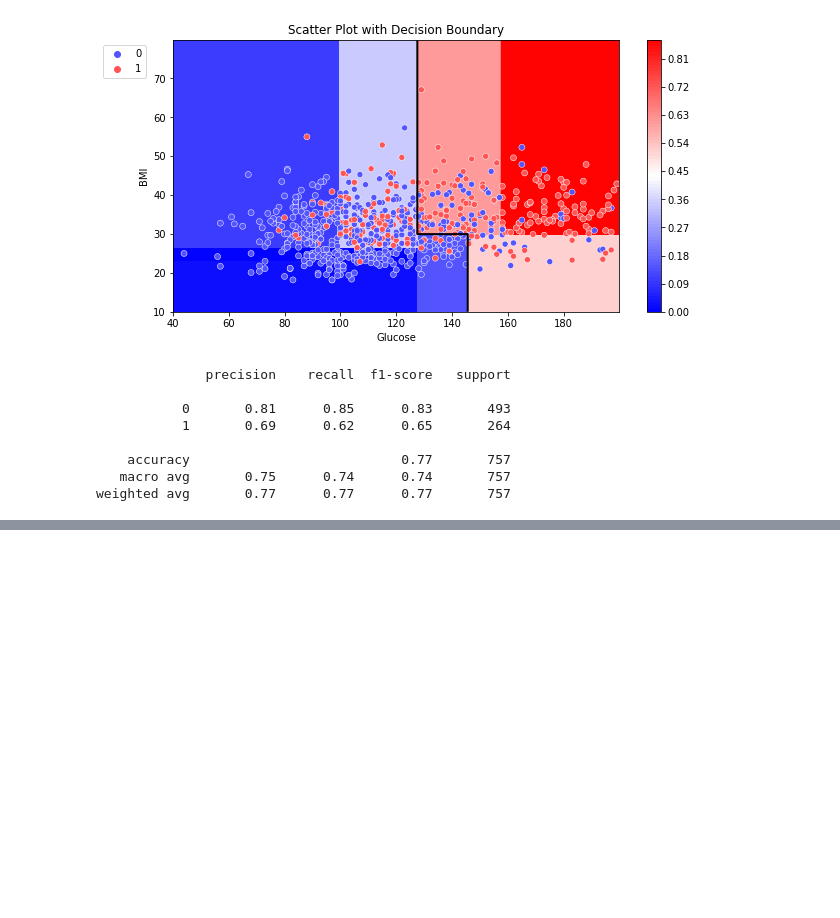
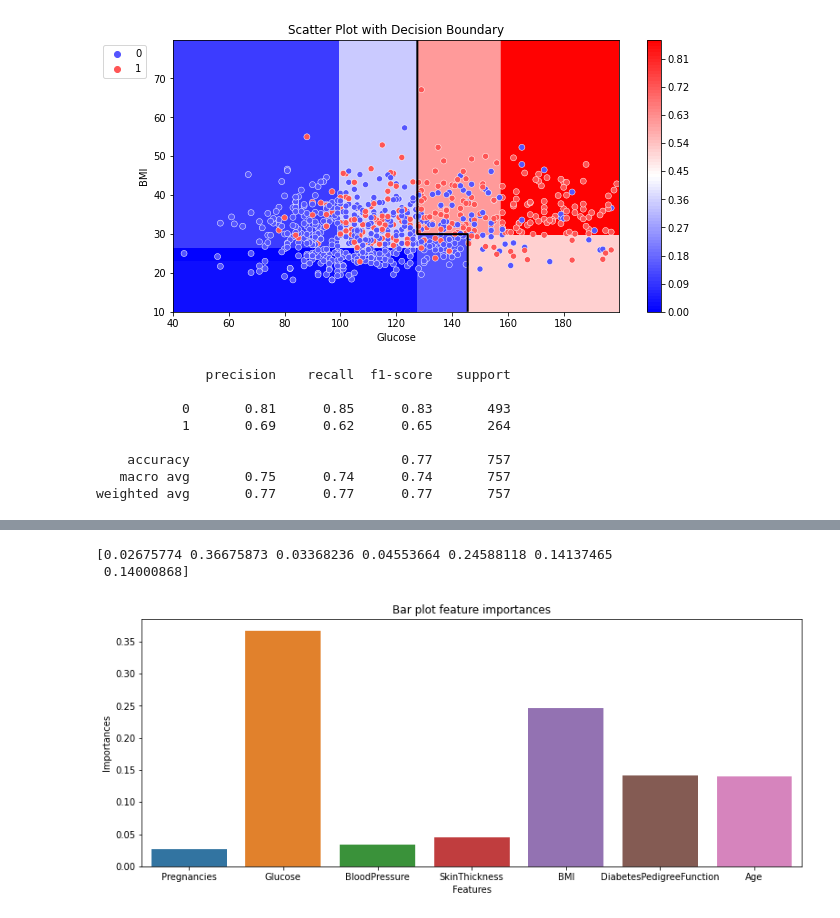
Before and after one commit to DarthSirius/Lessons, a Jupyter notebook: SkillFactory/ML/ML_3.ipynb, the cells around one changed output, grey strips where cells are left out. Saved outputs shown, nothing was run; the diff lists cells and outputs as text; code cells hidden in the pictures; blank space fills up the shorter version.

```diff
--- a/SkillFactory/ML/ML_3.ipynb
+++ b/SkillFactory/ML/ML_3.ipynb
@@ -446,0 +487,18 @@ weighted avg       0.77      0.77      0.77       757
+# %%
+#Создаём матрицу признаков X и столбец с ответами y
+X = diabetes_data.drop('Outcome', axis=1)
+y = diabetes_data['Outcome']
+# %%
+#Создаём объект класса DecisionTreeClassifier
+dt_clf_full = tree.DecisionTreeClassifier(
+    criterion='entropy', #критерий информативности
+    max_depth=6, #максимальная глубина дерева
+    random_state=42 #генератор случайных чисел
+)
+#Обучаем модель по алгоритму CART
+dt_clf_full.fit(X, y)
+
+#Делаем предсказание класса
+y_pred = dt_clf_full.predict(X)
+#Выводим отчёт о метриках
+print(metrics.classification_report(y, y_pred))
@@ -446,0 +514,17 @@ weighted avg       0.77      0.77      0.77       757
+# %%
+print(dt_clf_full.feature_importances_)
+# %% [output]
+[0.02675774 0.36675873 0.03368236 0.04553664 0.24588118 0.14137465
+ 0.14000868]
+# %%
+fig, ax = plt.subplots(figsize=(13, 5)) #фигура + координатная плоскость
+feature = X.columns #признаки
+feature_importances = dt_clf_full.feature_importances_ #важность признаков
+#Строим столбчатую диаграмму
+sns.barplot(x=feature, y=feature_importances, ax=ax);
+#Добавляем подпись графику, осям абсцисс и ординат
+ax.set_title('Bar plot feature importances')
+ax.set_xlabel('Features')
+ax.set_ylabel('Importances');
+# %% [output]
+[figure, added]
```
Also changed, not shown: parts of 39 cells of this notebook, 1 other file.
